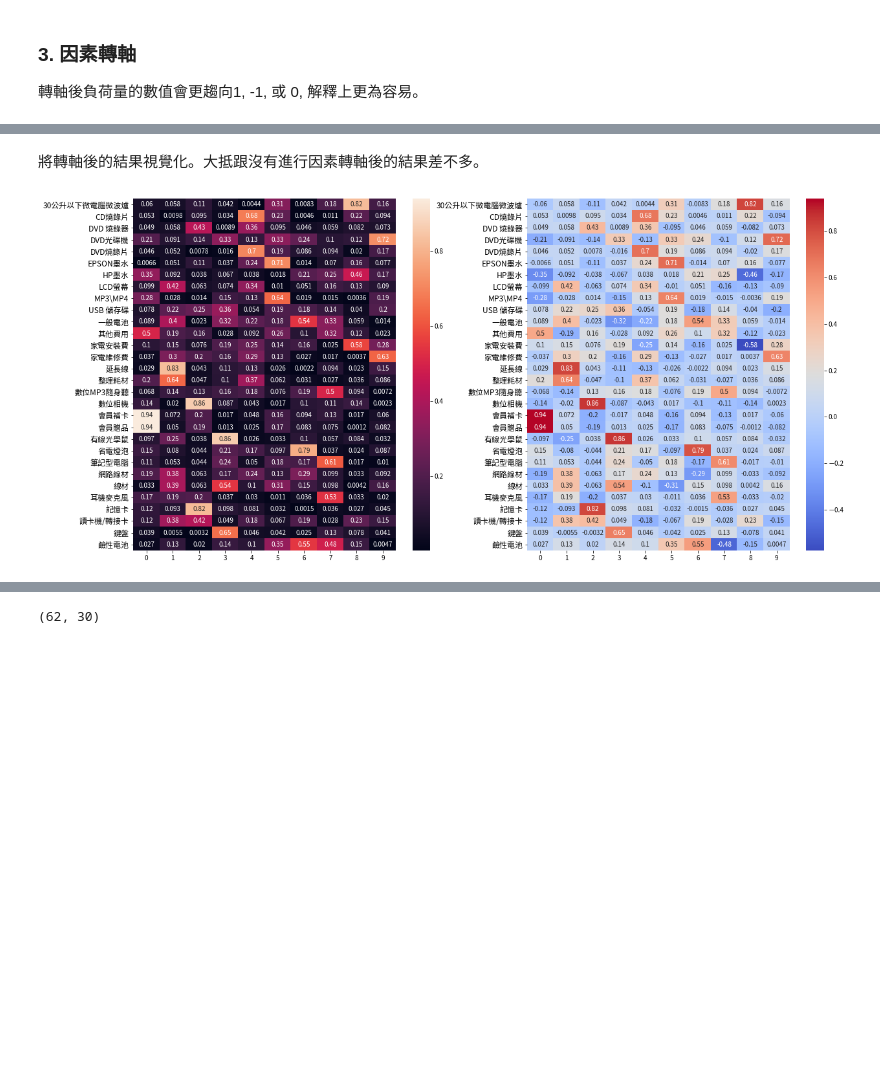
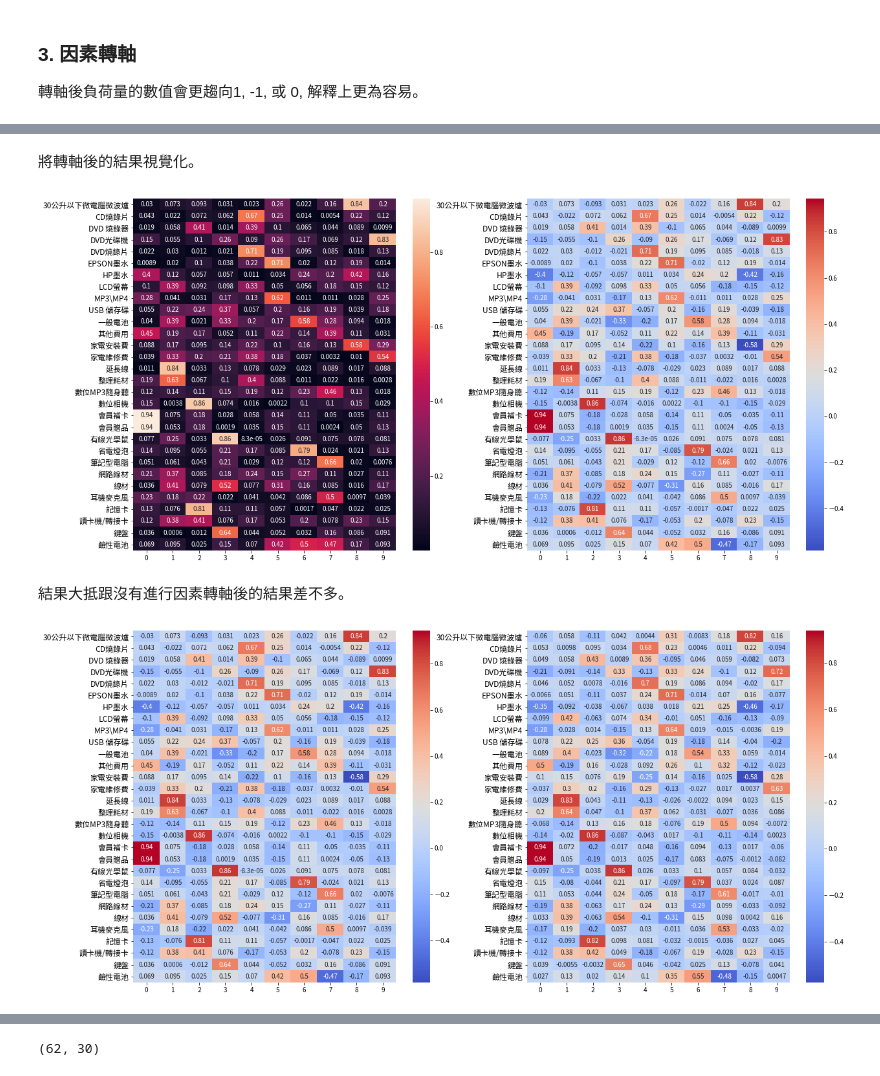
Before and after one commit to kevinkevin556/big-data-marketing, a Jupyter notebook: 4 Marketing Strategy.ipynb, the cells around one changed output, grey strips where cells are left out. Cells and saved outputs as stored; diff of their text form; code cells hidden in the pictures; blank space fills up the shorter version.

```diff
--- a/4 Marketing Strategy.ipynb
+++ b/4 Marketing Strategy.ipynb
@@ -264,10 +312,11 @@ pd.DataFrame(rot_loadings, index=purchase_matrix.columns.droplevel(None))
 | 鍵盤 | 0.038578 | -0.005521 | -0.003225 | 0.654621 | 0.046204 | -0.041880 | 0.024672 | 0.130634 | -0.077776 | 0.040520 |
 | 鹼性電池 | 0.027057 | 0.125713 | 0.019536 | 0.140473 | 0.104368 | 0.352207 | 0.545248 | -0.482225 | -0.146354 | 0.004691 |
 # %% [markdown]
-將轉軸後的結果視覺化。大抵跟沒有進行因素轉軸後的結果差不多。
+將轉軸後的結果視覺化。
 # %%
-df_fa_viz = pd.DataFrame(rot_loadings, index=list(purchase_matrix.columns.droplevel(None)))
-df_fa_viz_abs = pd.DataFrame(np.abs(rot_loadings), index=list(purchase_matrix.columns.droplevel(None)))
+# 因素轉軸視覺化 #
+rot_df_fa_viz = pd.DataFrame(rot_loadings, index=list(purchase_matrix.columns.droplevel(None)))
+rot_df_fa_viz_abs = pd.DataFrame(np.abs(rot_loadings), index=list(purchase_matrix.columns.droplevel(None)))
 
 fig = plt.figure(figsize = (20,10))
 
@@ -280,5 +329,21 @@ ax2 = fig.add_subplot(1, 2, 2)
 sns.heatmap(df_fa_viz, annot=True, cmap="coolwarm", ax=ax2)
 ax2.yaxis.set_tick_params(labelsize=12)
 # %% [output]
-[figure, old version]
+[figure, new version]
+# %% [markdown]
+結果大抵跟沒有進行因素轉軸後的結果差不多。
+# %%
+# 比較轉軸前後的結果 #
+fig = plt.figure(figsize = (20,10))
+
+ax1 = fig.add_subplot(1, 2, 1)
+sns.heatmap(df_fa_viz, annot=True, cmap="coolwarm", ax=ax1)
+ax1.yaxis.set_tick_params(labelsize=12)
+
+
+ax2 = fig.add_subplot(1, 2, 2)
+sns.heatmap(rot_df_fa_viz, annot=True, cmap="coolwarm", ax=ax2)
+ax2.yaxis.set_tick_params(labelsize=12)
+# %% [output]
+[figure, added]
 # %% [markdown]
```
Also changed, not shown: parts of 117 cells of this notebook.
